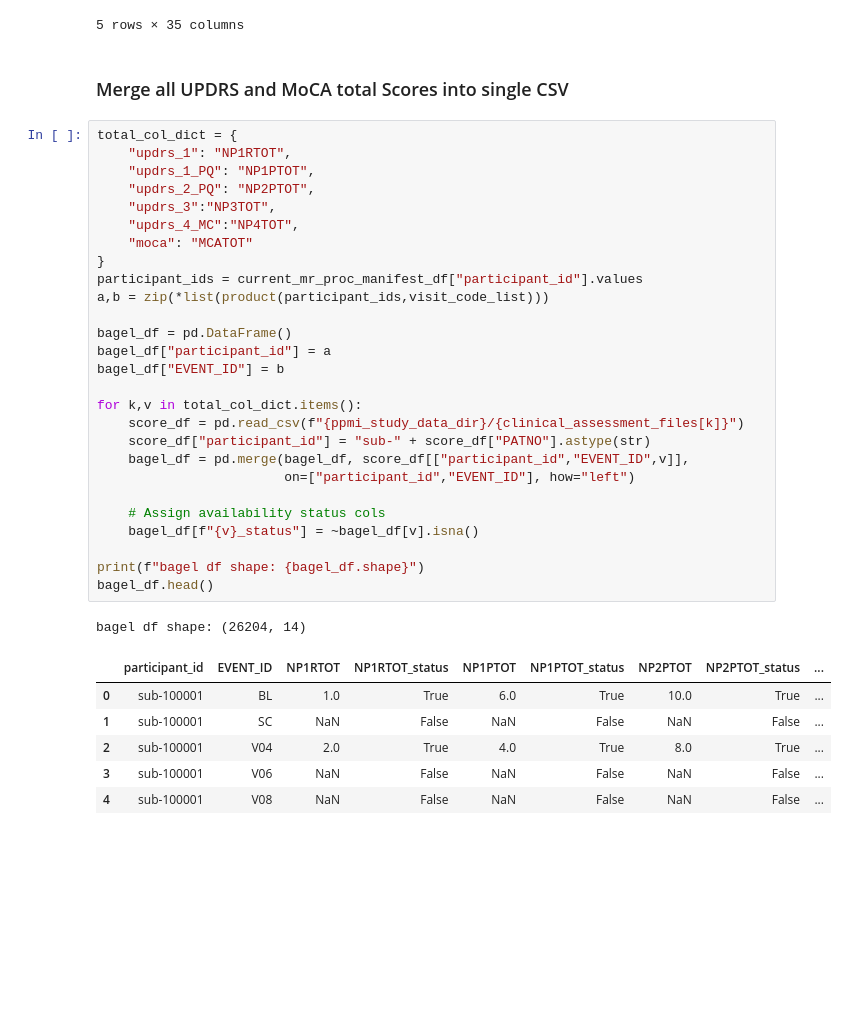
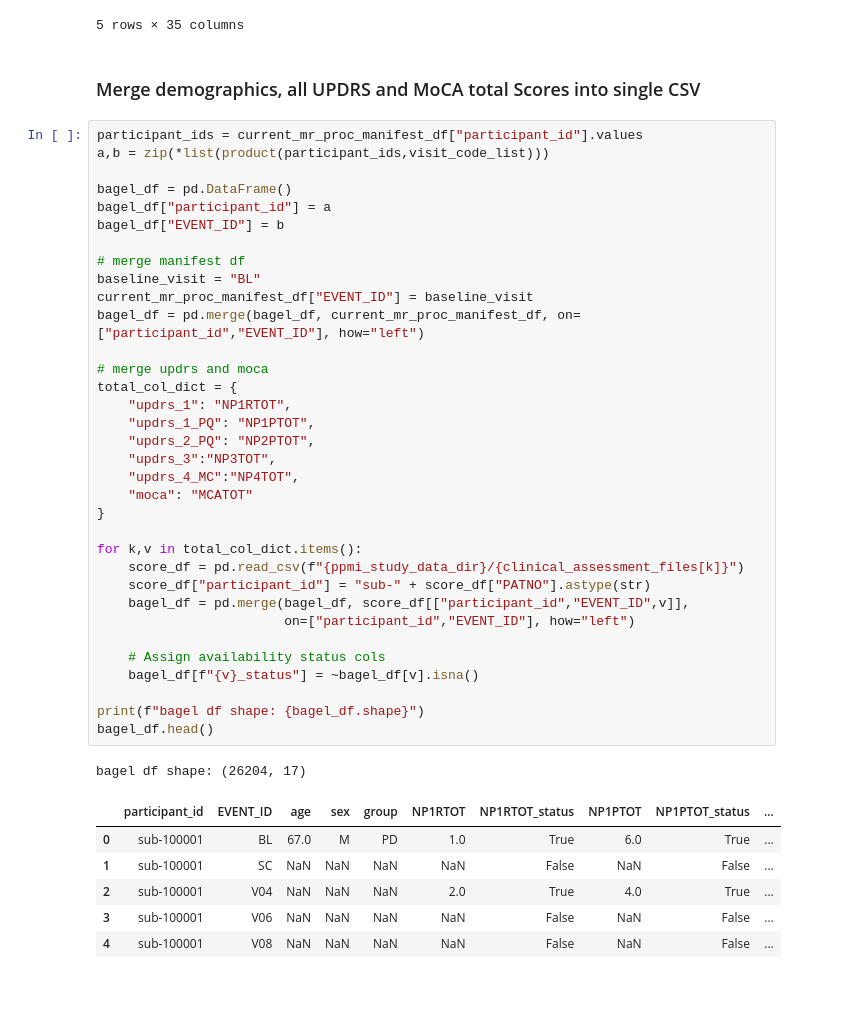
Before and after one commit to yarikoptic/mr_proc, a Jupyter notebook: notebooks/2_tabular_proc_tracking.ipynb, the cells around one changed output. Cells and saved outputs as stored; diff of their text form; blank space fills up the shorter version.

Commit message:
change tabular proc tracking output to bagel.csv

```diff
--- a/notebooks/2_tabular_proc_tracking.ipynb
+++ b/notebooks/2_tabular_proc_tracking.ipynb
@@ -149,42 +148,49 @@ MoCA_df.head()
 | 4 | 512480201 | 3000 | V10 | MOCA | 03/2015 | 1 | 1 | 1 | 1 | 1 | ... |
 5 rows × 35 columns
 # %% [markdown]
-### Merge all UPDRS and MoCA total Scores into single CSV
+### Merge demographics, all UPDRS and MoCA total Scores into single CSV
 # %%
+participant_ids = current_mr_proc_manifest_df["participant_id"].values
+a,b = zip(*list(product(participant_ids,visit_code_list)))
+
+bagel_df = pd.DataFrame()
+bagel_df["participant_id"] = a
+bagel_df["EVENT_ID"] = b
+
+# merge manifest df
+baseline_visit = "BL"
+current_mr_proc_manifest_df["EVENT_ID"] = baseline_visit
+bagel_df = pd.merge(bagel_df, current_mr_proc_manifest_df, on=["participant_id","EVENT_ID"], how="left")
+
+# merge updrs and moca
 total_col_dict = {
     "updrs_1": "NP1RTOT",
     "updrs_1_PQ": "NP1PTOT",
     "updrs_2_PQ": "NP2PTOT",
     "updrs_3":"NP3TOT",
     "updrs_4_MC":"NP4TOT",
     "moca": "MCATOT"
 }
-participant_ids = current_mr_proc_manifest_df["participant_id"].values
-a,b = zip(*list(product(participant_ids,visit_code_list)))
-
-bagel_df = pd.DataFrame()
-bagel_df["participant_id"] = a
-bagel_df["EVENT_ID"] = b
 
 for k,v in total_col_dict.items():
     score_df = pd.read_csv(f"{ppmi_study_data_dir}/{clinical_assessment_files[k]}")
     score_df["participant_id"] = "sub-" + score_df["PATNO"].astype(str)
     bagel_df = pd.merge(bagel_df, score_df[["participant_id","EVENT_ID",v]],
                         on=["participant_id","EVENT_ID"], how="left")
 
     # Assign availability status cols
     bagel_df[f"{v}_status"] = ~bagel_df[v].isna()
 
 print(f"bagel df shape: {bagel_df.shape}")
 bagel_df.head()
 # %% [output]
-bagel df shape: (26204, 14)
+bagel df shape: (26204, 17)
-|  | participant_id | EVENT_ID | NP1RTOT | NP1RTOT_status | NP1PTOT | NP1PTOT_status | NP2PTOT | NP2PTOT_status | ... |
-| 0 | sub-100001 | BL | 1.0 | True | 6.0 | True | 10.0 | True | ... |
-| 1 | sub-100001 | SC | NaN | False | NaN | False | NaN | False | ... |
-| 2 | sub-100001 | V04 | 2.0 | True | 4.0 | True | 8.0 | True | ... |
-| 3 | sub-100001 | V06 | NaN | False | NaN | False | NaN | False | ... |
-| 4 | sub-100001 | V08 | NaN | False | NaN | False | NaN | False | ... |
+|  | participant_id | EVENT_ID | age | sex | group | NP1RTOT | NP1RTOT_status | NP1PTOT | NP1PTOT_status | ... |
+| 0 | sub-100001 | BL | 67.0 | M | PD | 1.0 | True | 6.0 | True | ... |
+| 1 | sub-100001 | SC | NaN | NaN | NaN | NaN | False | NaN | False | ... |
+| 2 | sub-100001 | V04 | NaN | NaN | NaN | 2.0 | True | 4.0 | True | ... |
+| 3 | sub-100001 | V06 | NaN | NaN | NaN | NaN | False | NaN | False | ... |
+| 4 | sub-100001 | V08 | NaN | NaN | NaN | NaN | False | NaN | False | ... |
 # %% [markdown]
 ##
 # %% [markdown]
```
Also changed, not shown: parts of 4 cells of this notebook.
